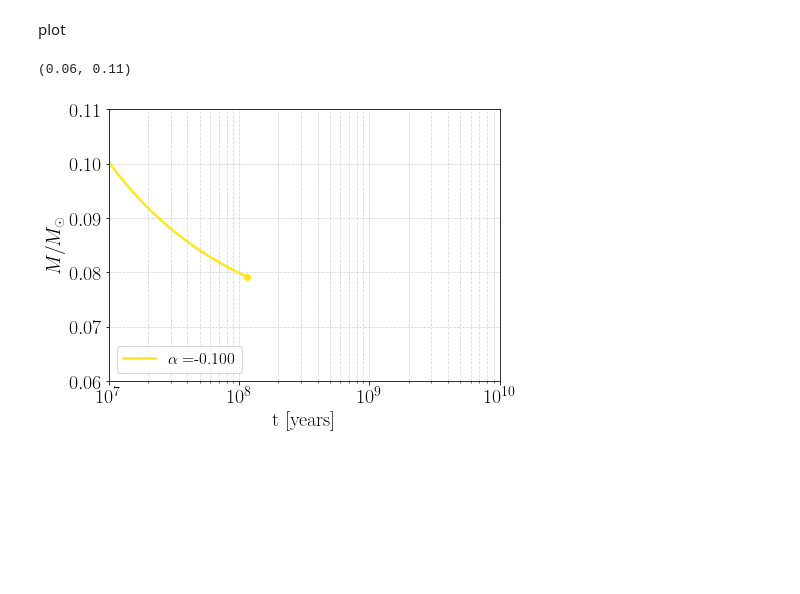
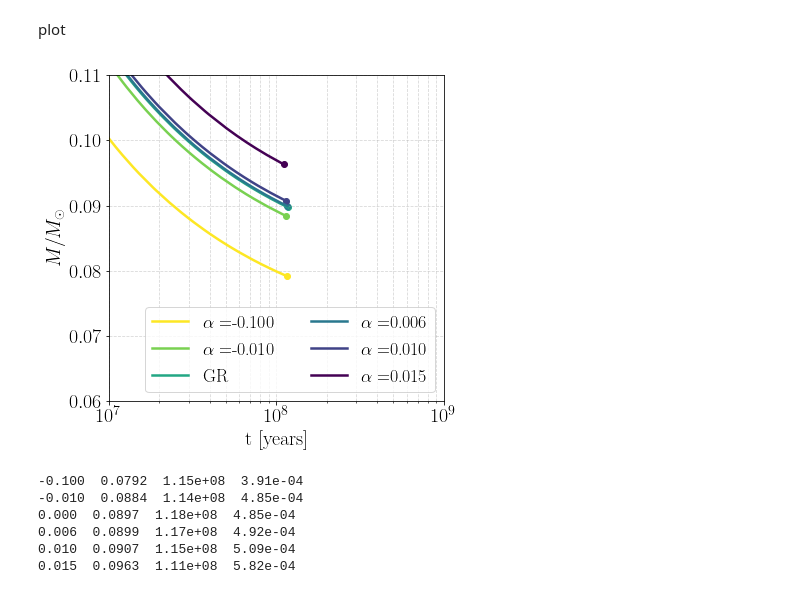
Before and after one commit to mariabenitocst/brown_dwarfs_palatini, a Jupyter notebook: jupyter-notebook/evolution_degeneracy.ipynb, the cells around one changed output. Saved outputs shown, nothing was run; the diff lists cells and outputs as text; code cells hidden in the pictures; blank space fills up the shorter version.

Commit message:
updated MMSM

```diff
--- a/jupyter-notebook/evolution_degeneracy.ipynb
+++ b/jupyter-notebook/evolution_degeneracy.ipynb
@@ -576,7 +576,7 @@ def luminosity(psi, M, b1, nu, mu_1, mu_e, kR, gamma, delta, alpha):
 # %%
 # Load time evolution of degeneracy
 M     = [0.01, 0.03, 0.05, 0.08, 0.09]
-alpha = [-0.1, -0.01, 0., 0.006, 0.010, 0.015]
+alpha = [-0.4]#-0.1, -0.01, 0., 0.006, 0.010, 0.015]
 time  = {}
 psi   = {}
 for a in alpha:
@@ -598,9 +596,8 @@ Calculate luminosity as a function of time
 # %%
 L = {}
 
-alpha = [-0.1, -0.01, 0., 0.006, 0.010, 0.015]
-gamma = [2.25, 2.35, 2.36, 2.36, 2.37, 2.46]
-delta = [6.67, 6.09, 5.97, 5.95, 5.93, 5.89]
+gamma = [1.63, 2.25, 2.35, 2.36, 2.36, 2.37, 2.46]
+delta = [7.53, 6.67, 6.09, 5.97, 5.95, 5.93, 5.89]
 
 b1  = 2.; nu = 1.60; xH = 0.5*0.51
 X = 0.75; Y = 0.25; mu_1 = np.power((1+xH)*X + Y/4., -1); mu_e = np.power(X + Y/2., -1)
@@ -632,7 +629,7 @@ output.close()
 load time evolution of luminosity
 # %%
 M          = [0.01, 0.03, 0.05, 0.08, 0.09]
-alpha      = [-0.1, -0.01, 0., 0.006, 0.010, 0.015]
+alpha      = [-0.4, -0.1, -0.01, 0., 0.006, 0.010, 0.015]
 time       = {}
 luminosity = {}
 for a in alpha:
@@ -648,10 +645,10 @@ for a in alpha:
 plot
 # %%
 ls     = ["solid", "dotted", "dashed", "dashdot", (0, (3, 5, 1, 5, 1, 5))]
-colors = bokeh.palettes.viridis(6) # 6 different combinations of alpha parameters
+colors = bokeh.palettes.viridis(7) # 7 different combinations of alpha parameters
 colors = colors[::-1] # reverse tuple
 
-fig = plt.figure(figsize=(14, 7))
+fig = plt.figure(figsize=(15, 8))
 gs  = fig.add_gridspec(3, 2, hspace=0.09, wspace=0.24)
 ax1 = fig.add_subplot(gs[0:2, 0])
 ax2 = fig.add_subplot(gs[0:2, 1])
@@ -783,27 +781,42 @@ plot
 # %%
 colors = bokeh.palettes.viridis(6) # 6 different combinations of alpha parameters
 colors = colors[::-1] # reverse tuple
 
 
-fig, ax = plt.subplots(1, 1, figsize=(7, 5))
+fig, ax = plt.subplots(1, 1, figsize=(6, 6))
 j = 0
 for a in alpha:
     if a==0.:
         ax.plot(time_up[a], MMSM_up[a], ls="-", lw=2.5, color=colors[j], label="GR")
     else:
         ax.plot(time_up[a], MMSM_up[a], ls="-", lw=2.5, color=colors[j], label=("$\\alpha=$%.3f" %a))
     ax.scatter(time_up[a][-1], MMSM_min[j], color=colors[j])
     j += 1
 #ax.set_yscale("log")
 ax.set_xscale("log")
 ax.grid(which="both", ls="--", alpha=0.5)
 ax.set_xlabel("t [years]")
-ax.set_ylabel(r"$M/M_\odot$")
-ax.legend(frameon=True, loc=3, ncol=2, fontsize=16)
-ax.set_xlim([1e7, 1e10])
+ax.set_ylabel(r"$\rm M\,[M_\odot]$")
+ax.legend(frameon=True, loc=4, ncol=2, fontsize=18)
+ax.set_xlim([1e7, 1e9])
 ax.set_ylim([0.06, 0.11])
 
-#fig.savefig("../Figs/MMSM.pdf", bbox_inches="tight")
+fig.savefig("../Figs/MMSM.pdf", bbox_inches="tight")
 # %% [output]
-(0.06, 0.11)
-[figure, old version]
+[figure, new version]
+# %%
+i = 0
+
+psi_MMSM = [0.14029, 0.143859, 0.143364, 0.143805, 0.144605, 0.146989]
+
+for a in alpha:
+    l = luminosity(psi_MMSM[i], MMSM_min[i], b1, nu, mu_1, mu_e, kR, gamma[i], delta[i], a)
+    print ("%.3f  %.4f  %.2e  %.2e" %(a, MMSM_min[i], time_up[a][-1], l))
+    i+=1
+# %% [output]
+-0.100  0.0792  1.15e+08  3.91e-04
+-0.010  0.0884  1.14e+08  4.85e-04
+0.000  0.0897  1.18e+08  4.85e-04
+0.006  0.0899  1.17e+08  4.92e-04
+0.010  0.0907  1.15e+08  5.09e-04
+0.015  0.0963  1.11e+08  5.82e-04
```
Also changed, not shown: parts of 5 cells of this notebook, 3 other files.
